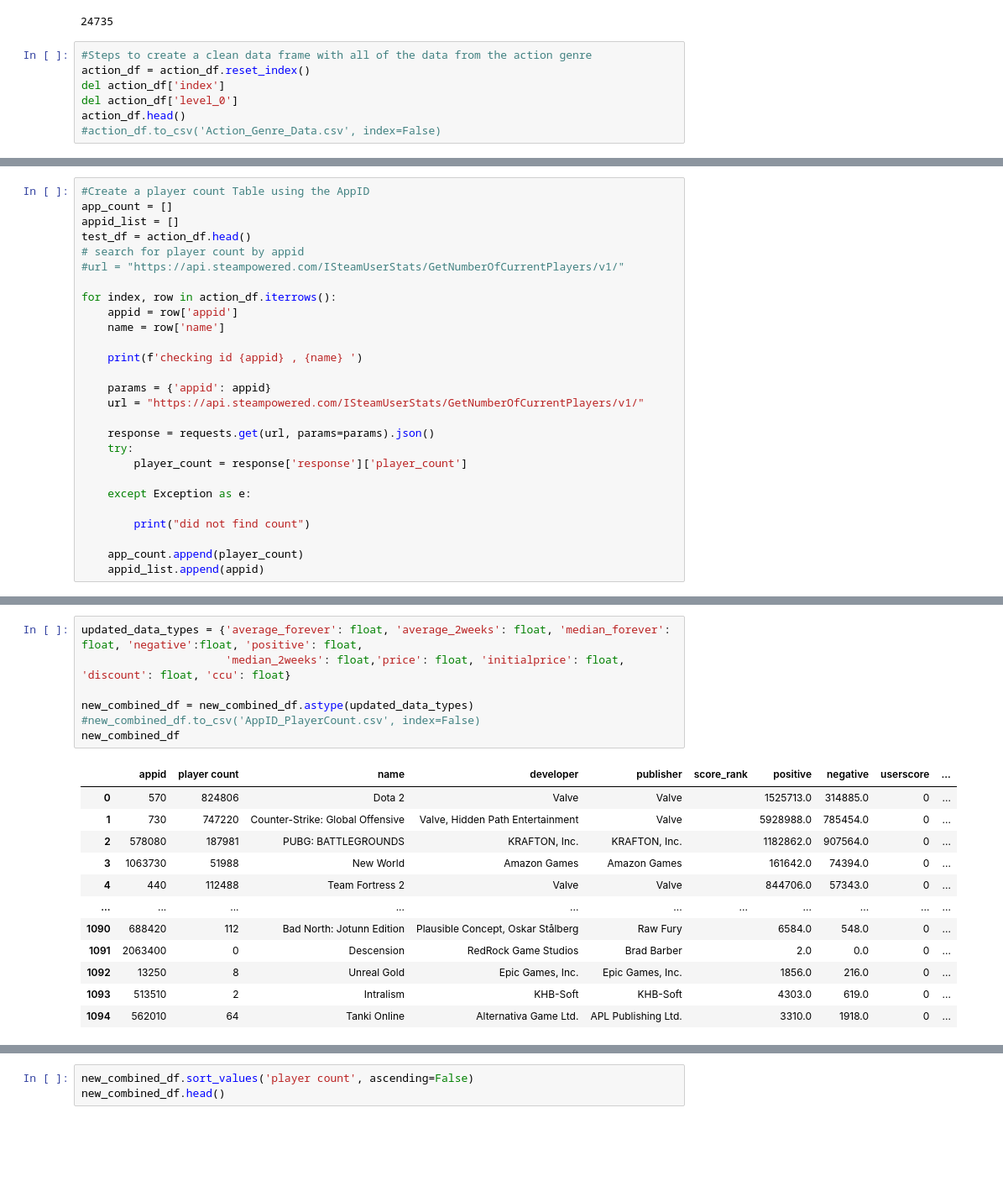
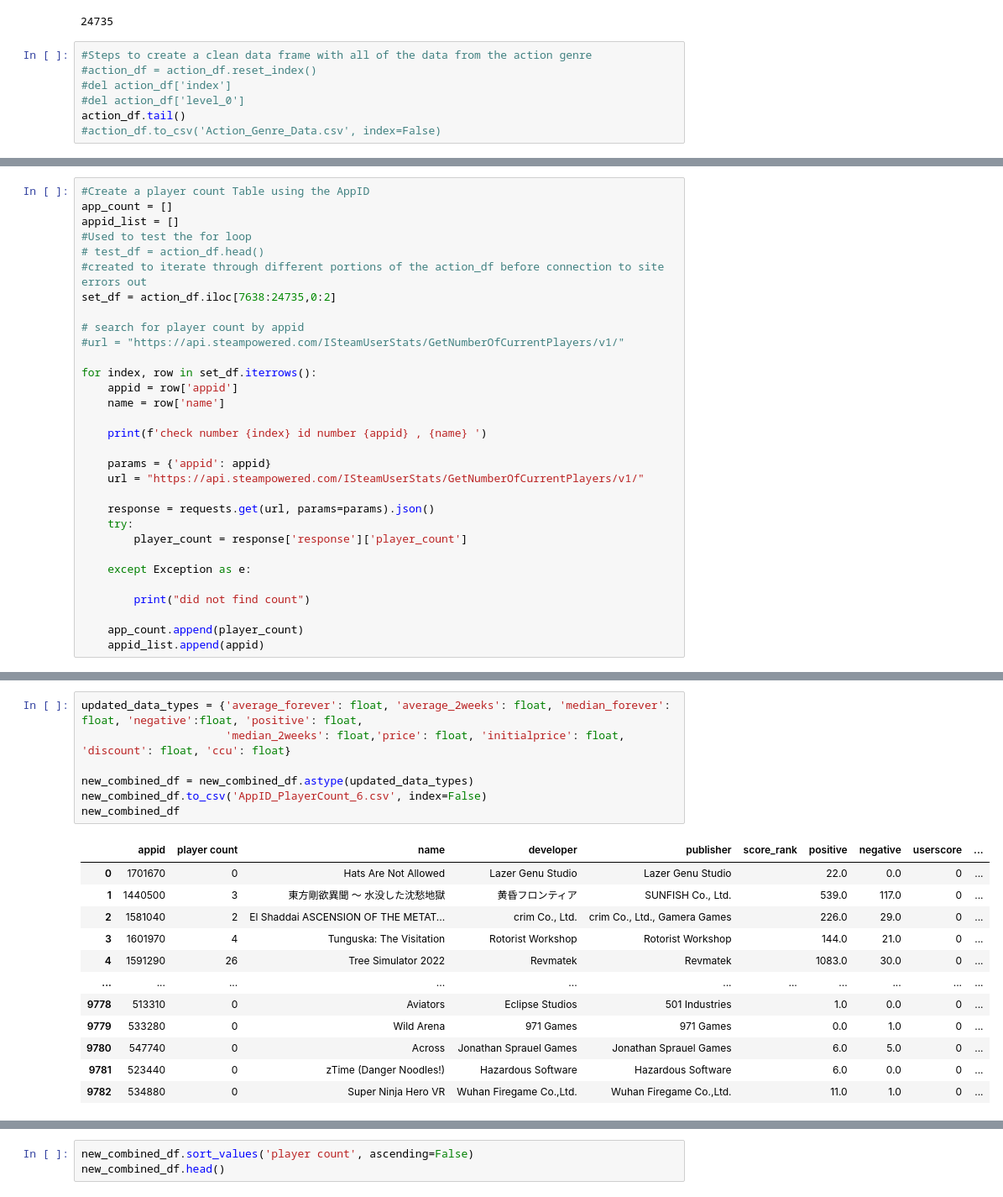
Before and after one commit to HBodden/project1, a Jupyter notebook: SEAMS.ipynb, the cells around one changed output, grey strips where cells are left out. Shown at 84% size. Drawn from its saved outputs; the diff is of its cells as text; blank space fills up the shorter version.

Commit message:
added AppID_PlayerCount.csv 2 - 6 increasing the usable data.

```diff
--- a/SEAMS.ipynb
+++ b/SEAMS.ipynb
@@ -56,8 +56,8 @@ len(action_df)
 24735
 # %%
 #Steps to create a clean data frame with all of the data from the action genre
-action_df = action_df.reset_index()
-del action_df['index']
-del action_df['level_0']
-action_df.head()
+#action_df = action_df.reset_index()
+#del action_df['index']
+#del action_df['level_0']
+action_df.tail()
 #action_df.to_csv('Action_Genre_Data.csv', index=False)
@@ -72,15 +65,19 @@ action_df.head()
 #Create a player count Table using the AppID
 app_count = []
 appid_list = []
-test_df = action_df.head()
+#Used to test the for loop
+# test_df = action_df.head()
+#created to iterate through different portions of the action_df before connection to site errors out
+set_df = action_df.iloc[7638:24735,0:2]
+
 # search for player count by appid
 #url = "https://api.steampowered.com/ISteamUserStats/GetNumberOfCurrentPlayers/v1/"
 
-for index, row in action_df.iterrows():
+for index, row in set_df.iterrows():
     appid = row['appid']
     name = row['name']
 
-    print(f'checking id {appid} , {name} ')
+    print(f'check number {index} id number {appid} , {name} ')
 
     params = {'appid': appid}
     url = "https://api.steampowered.com/ISteamUserStats/GetNumberOfCurrentPlayers/v1/"
@@ -153,20 +137,20 @@ dtype: object
 # %%
 updated_data_types = {'average_forever': float, 'average_2weeks': float, 'median_forever': float, 'negative':float, 'positive': float,
                       'median_2weeks': float,'price': float, 'initialprice': float, 'discount': float, 'ccu': float}
 
 new_combined_df = new_combined_df.astype(updated_data_types)
-#new_combined_df.to_csv('AppID_PlayerCount.csv', index=False)
+new_combined_df.to_csv('AppID_PlayerCount_6.csv', index=False)
 new_combined_df
 # %% [output]
 |  | appid | player count | name | developer | publisher | score_rank | positive | negative | userscore | ... |
-| 0 | 570 | 824806 | Dota 2 | Valve | Valve |  | 1525713.0 | 314885.0 | 0 | ... |
-| 1 | 730 | 747220 | Counter-Strike: Global Offensive | Valve, Hidden Path Entertainment | Valve |  | 5928988.0 | 785454.0 | 0 | ... |
-| 2 | 578080 | 187981 | PUBG: BATTLEGROUNDS | KRAFTON, Inc. | KRAFTON, Inc. |  | 1182862.0 | 907564.0 | 0 | ... |
-| 3 | 1063730 | 51988 | New World | Amazon Games | Amazon Games |  | 161642.0 | 74394.0 | 0 | ... |
-| 4 | 440 | 112488 | Team Fortress 2 | Valve | Valve |  | 844706.0 | 57343.0 | 0 | ... |
+| 0 | 1701670 | 0 | Hats Are Not Allowed | Lazer Genu Studio | Lazer Genu Studio |  | 22.0 | 0.0 | 0 | ... |
+| 1 | 1440500 | 3 | 東方剛欲異聞 ～ 水没した沈愁地獄 | 黄昏フロンティア | SUNFISH Co., Ltd. |  | 539.0 | 117.0 | 0 | ... |
+| 2 | 1581040 | 2 | El Shaddai ASCENSION OF THE METAT... | crim Co., Ltd. | crim Co., Ltd., Gamera Games |  | 226.0 | 29.0 | 0 | ... |
+| 3 | 1601970 | 4 | Tunguska: The Visitation | Rotorist Workshop | Rotorist Workshop |  | 144.0 | 21.0 | 0 | ... |
+| 4 | 1591290 | 26 | Tree Simulator 2022 | Revmatek | Revmatek |  | 1083.0 | 30.0 | 0 | ... |
 | ... | ... | ... | ... | ... | ... | ... | ... | ... | ... | ... |
-| 1090 | 688420 | 112 | Bad North: Jotunn Edition | Plausible Concept, Oskar Stålberg | Raw Fury |  | 6584.0 | 548.0 | 0 | ... |
-| 1091 | 2063400 | 0 | Descension | RedRock Game Studios | Brad Barber |  | 2.0 | 0.0 | 0 | ... |
-| 1092 | 13250 | 8 | Unreal Gold | Epic Games, Inc. | Epic Games, Inc. |  | 1856.0 | 216.0 | 0 | ... |
-| 1093 | 513510 | 2 | Intralism | KHB-Soft | KHB-Soft |  | 4303.0 | 619.0 | 0 | ... |
-| 1094 | 562010 | 64 | Tanki Online | Alternativa Game Ltd. | APL Publishing Ltd. |  | 3310.0 | 1918.0 | 0 | ... |
+| 9778 | 513310 | 0 | Aviators | Eclipse Studios | 501 Industries |  | 1.0 | 0.0 | 0 | ... |
+| 9779 | 533280 | 0 | Wild Arena | 971 Games | 971 Games |  | 0.0 | 1.0 | 0 | ... |
+| 9780 | 547740 | 0 | Across | Jonathan Sprauel Games | Jonathan Sprauel Games |  | 6.0 | 5.0 | 0 | ... |
+| 9781 | 523440 | 0 | zTime (Danger Noodles!) | Hazardous Software | Hazardous Software |  | 6.0 | 0.0 | 0 | ... |
+| 9782 | 534880 | 0 | Super Ninja Hero VR | Wuhan Firegame Co.,Ltd. | Wuhan Firegame Co.,Ltd. |  | 11.0 | 1.0 | 0 | ... |
```
Also changed, not shown: parts of 5 cells of this notebook, 5 other files.
